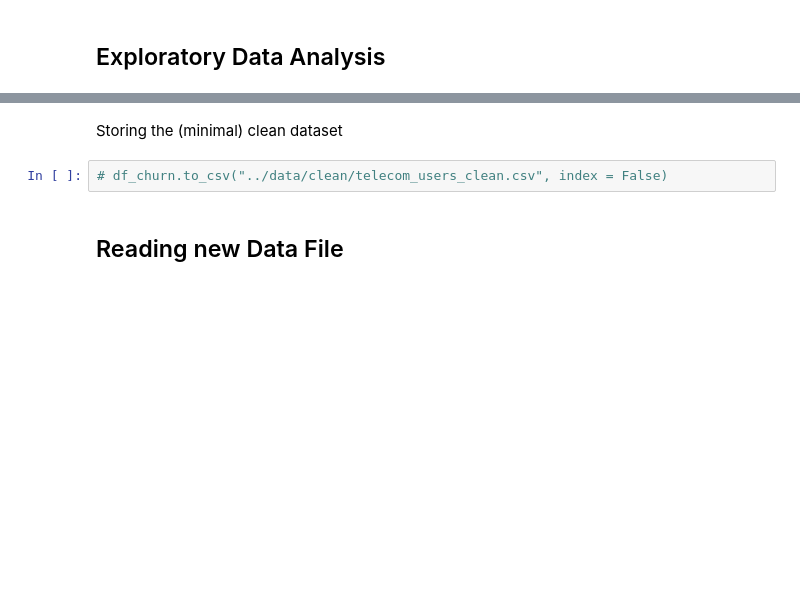
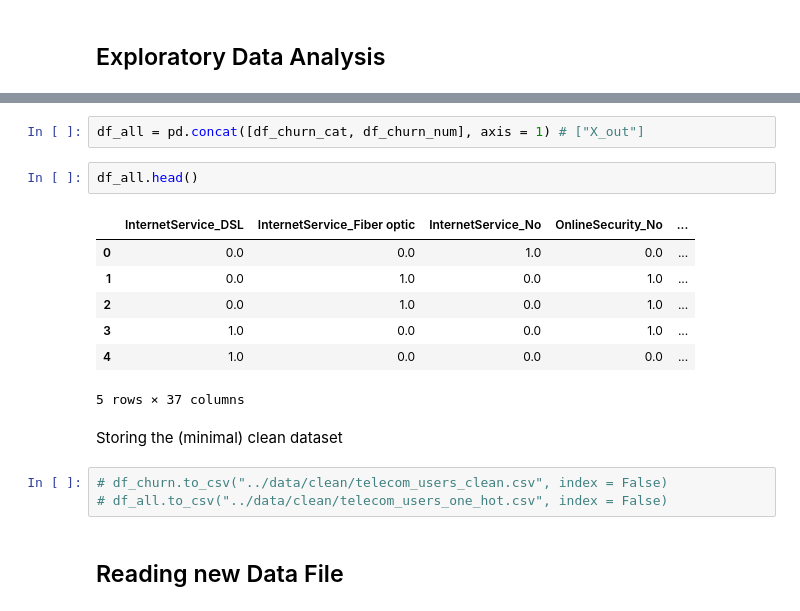
Before and after one commit to gordoaraujo/cl_churn_prediction, a Jupyter notebook: notebooks/Jose_Data_Cleaning_and_Analysis.ipynb, the cells around one changed output, grey strips where cells are left out. Drawn from its saved outputs; the diff is of its cells as text; blank space fills up the shorter version.

```diff
--- a/notebooks/Jose_Data_Cleaning_and_Analysis.ipynb
+++ b/notebooks/Jose_Data_Cleaning_and_Analysis.ipynb
@@ -163,7 +192,20 @@ for i, nc in enumerate(categorical_variables[:-1]):
+# %%
+df_all = pd.concat([df_churn_cat, df_churn_num], axis = 1) # ["X_out"]
+# %%
+df_all.head()
+# %% [output]
+|  | InternetService_DSL | InternetService_Fiber optic | InternetService_No | OnlineSecurity_No | ... |
+| 0 | 0.0 | 0.0 | 1.0 | 0.0 | ... |
+| 1 | 0.0 | 1.0 | 0.0 | 1.0 | ... |
+| 2 | 0.0 | 1.0 | 0.0 | 1.0 | ... |
+| 3 | 1.0 | 0.0 | 0.0 | 1.0 | ... |
+| 4 | 1.0 | 0.0 | 0.0 | 0.0 | ... |
+5 rows × 37 columns
 # %% [markdown]
 Storing the (minimal) clean dataset
 # %%
 # df_churn.to_csv("../data/clean/telecom_users_clean.csv", index = False)
+# df_all.to_csv("../data/clean/telecom_users_one_hot.csv", index = False)
 # %% [markdown]
 ## Reading new Data File
 # %%
```
Also changed, not shown: parts of 14 cells of this notebook, 2 other files.
